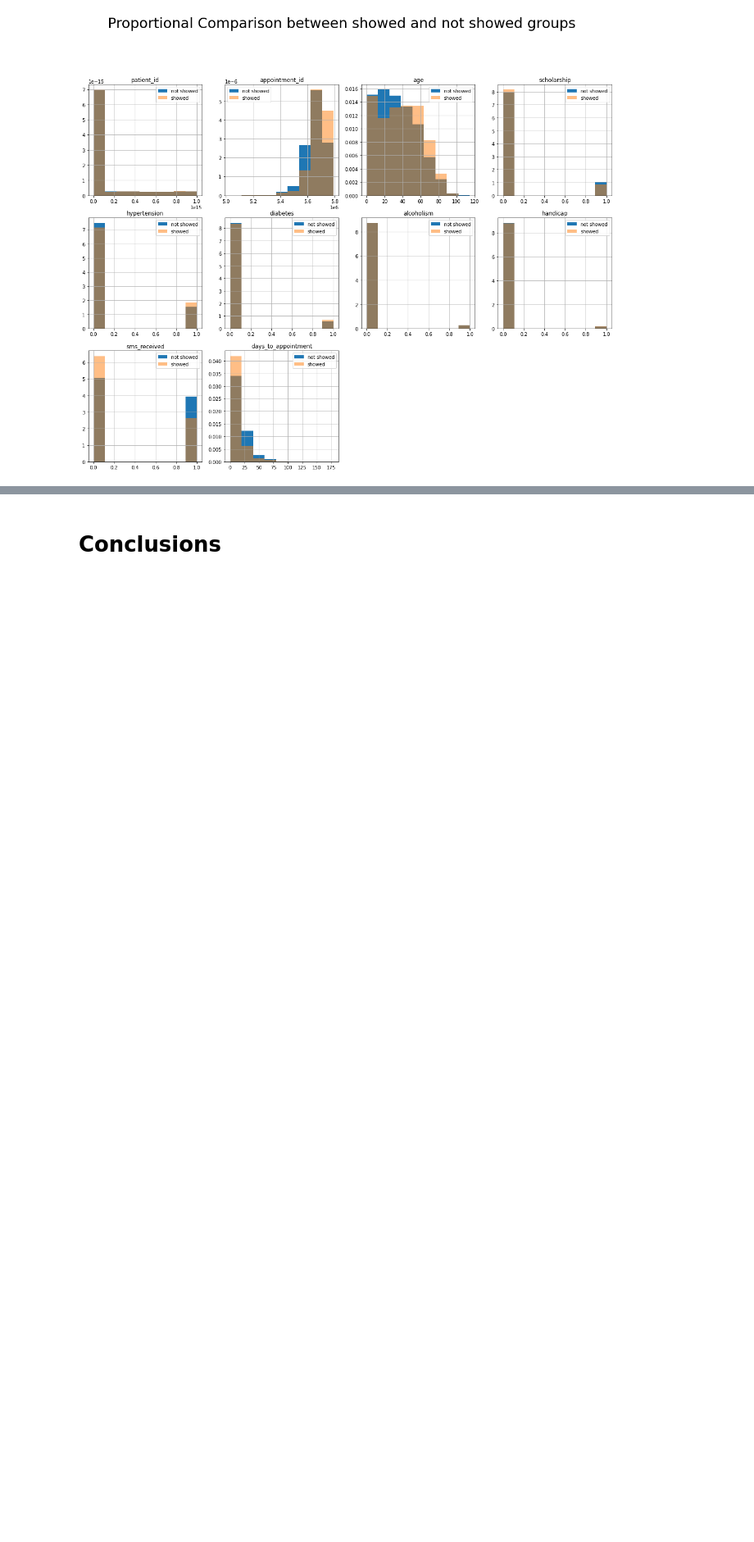
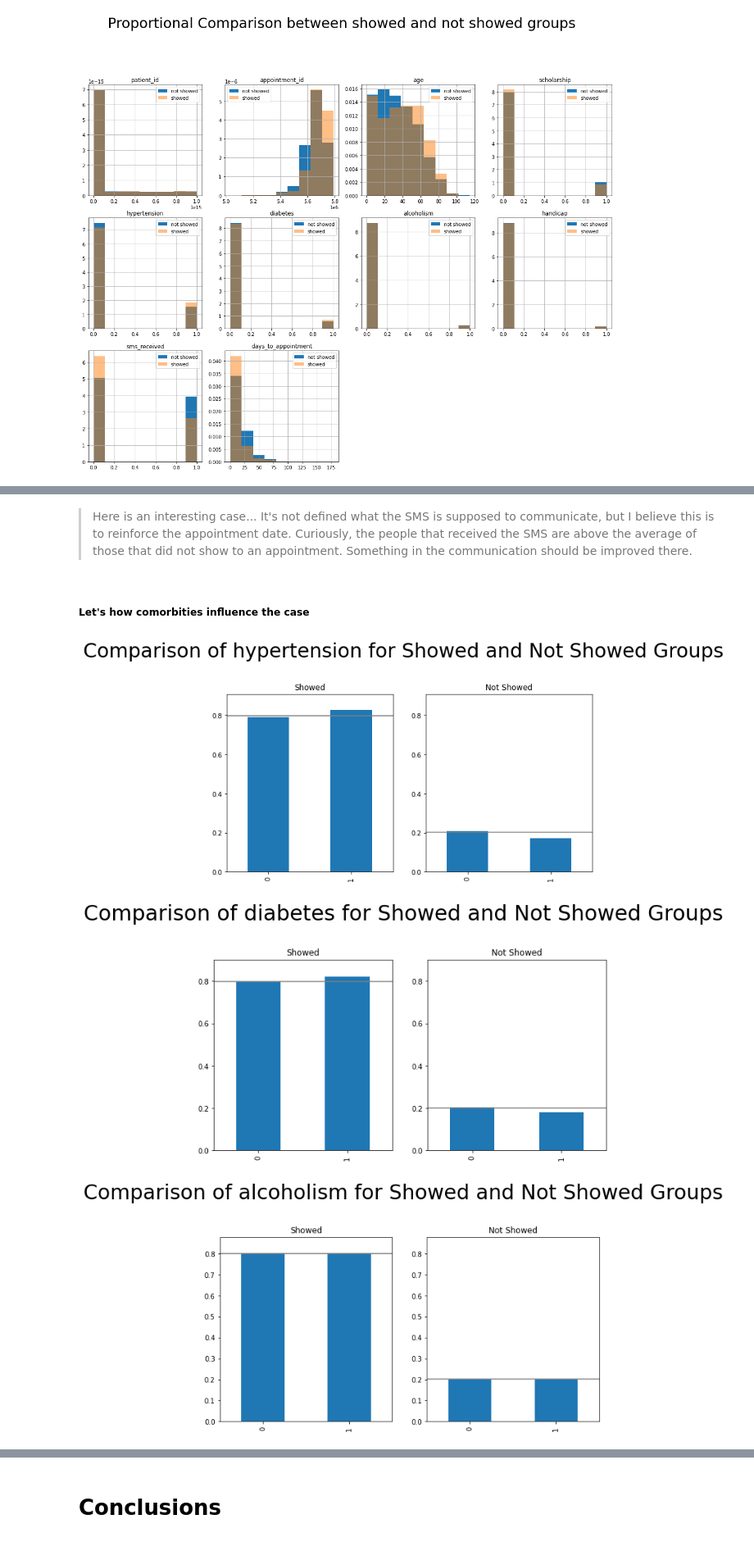
Before and after one commit to luiziurk/python_scripts, a Jupyter notebook: Datasets/project_2/Project 2_Udacity.ipynb, the cells around one changed output, grey strips where cells are left out. Shown: that part at 82% size. Saved outputs shown, nothing was run; the diff lists cells and outputs as text; code cells hidden in the pictures; blank space fills up the shorter version.

```diff
--- a/Datasets/project_2/Project 2_Udacity.ipynb
+++ b/Datasets/project_2/Project 2_Udacity.ipynb
@@ -449,0 +523,19 @@ df_noshow["No_show"] = df_noshow["No_show"].astype('bool')
+# %% [markdown]
+> Here is an interesting case... It's not defined what the SMS is supposed to communicate, but I believe this is to reinforce the appointment date.
+Curiously, the people that received the SMS are above the average of those that did not show to an appointment.
+Something in the communication should be improved there.
+# %% [markdown]
+##### Let's how comorbities influence the case
+# %%
+comorbities = ['hypertension', 'diabetes', 'alcoholism', 'handicap']
+
+for i, j in enumerate(comorbities):
+    class_plot(df_showed, df_not_showed, 'Showed', 'Not Showed', j)
+    plt.subplot(1, 2, 1)
+    plt.axhline(1-no_show_proportion, color = 'gray');
+    plt.subplot(1, 2, 2)
+    plt.axhline(no_show_proportion, color = 'gray');
+# %% [output]
+[figure, added]
+[figure, added]
+[figure, added]
```
Also changed, not shown: parts of 46 cells of this notebook.
